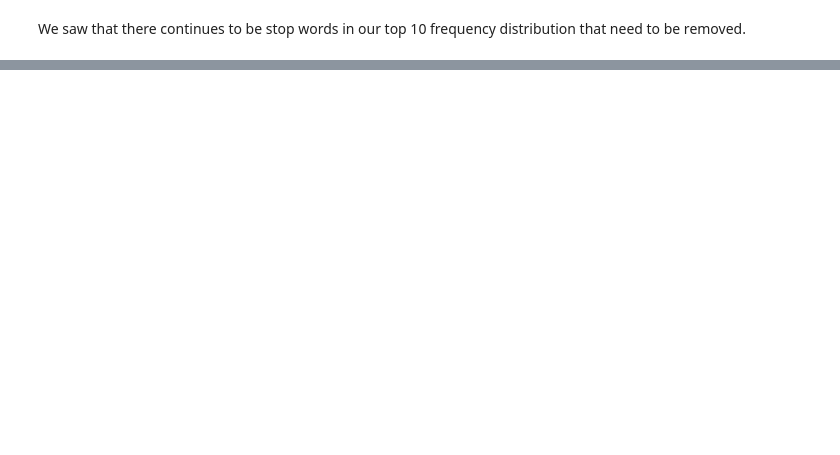
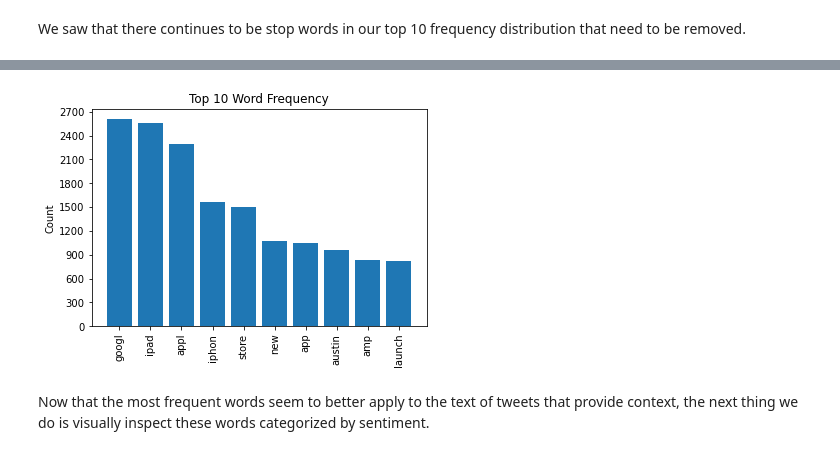
Before and after one commit to chrismiley87/tweet-project, a Jupyter notebook: notebook.ipynb, the cells around one changed output, grey strips where cells are left out. Saved outputs shown, nothing was run; the diff lists cells and outputs as text; code cells hidden in the pictures; blank space fills up the shorter version.

```diff
--- a/notebook.ipynb
+++ b/notebook.ipynb
@@ -470,0 +544,3 @@ print(tweet_stopped_freqdist.most_common(50))
+# %%
+#add mention to stop words
+stopwords_list.append('mention')
@@ -470,0 +566,3 @@ print(tweet_stopped_freqdist.most_common(50))
+# %%
+#add link to stop words
+stopwords_list.append('link')
@@ -470,0 +588,3 @@ print(tweet_stopped_freqdist.most_common(50))
+# %%
+#add rt to stop words
+stopwords_list.append('rt')
@@ -470,0 +610,16 @@ print(tweet_stopped_freqdist.most_common(50))
+# %%
+#add quot to stop words
+stopwords_list.append('quot')
+# %%
+#update variable of cleaned text
+tweet_words_stopped = [word for row in df['tweet_stemmed'] for word in row if word not in stopwords_list]
+
+#create a frequency distribution of the updated stopped words list
+tweet_stopped_freqdist = FreqDist(tweet_words_stopped)
+
+# Plot the top 10 updated tokens
+visualize_top_10(tweet_stopped_freqdist, "Top 10 Word Frequency")
+# %% [output]
+[figure, added]
+# %% [markdown]
+Now that the most frequent words seem to better apply to the text of tweets that provide context, the next thing we do is visually inspect these words categorized by sentiment.
```
Also changed, not shown: parts of 27 cells of this notebook.
